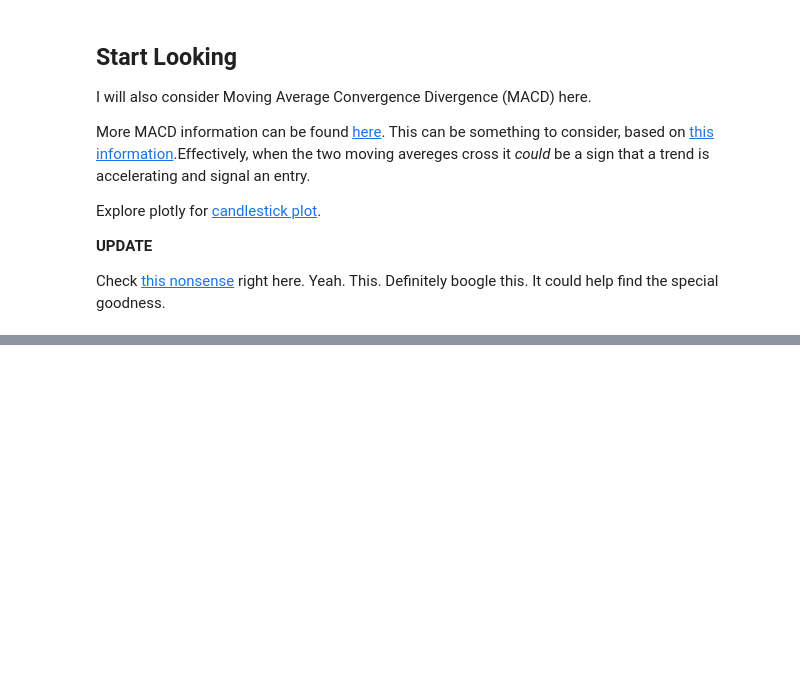
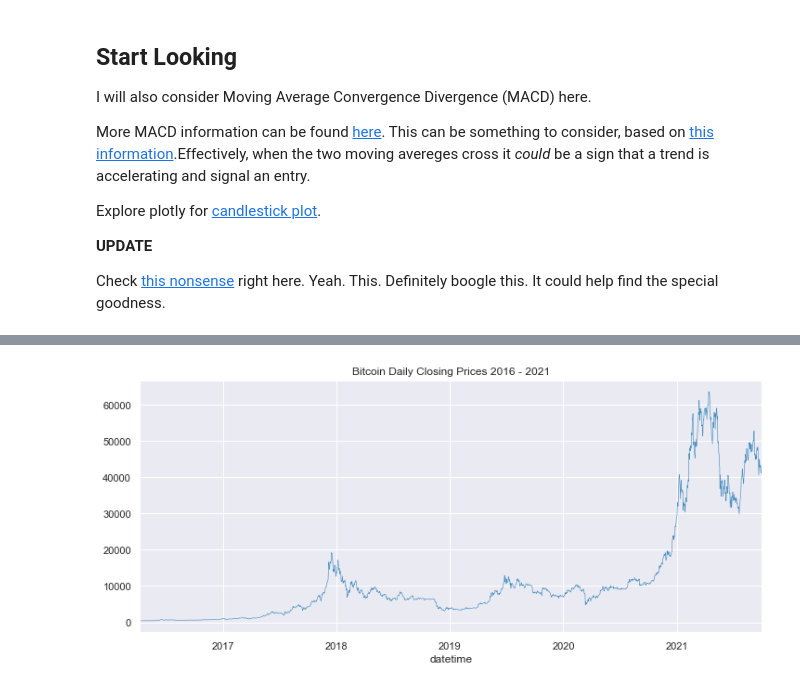
Before and after one commit to nellac77/crypto_analyses, a Jupyter notebook: Individual Currency Analysis.ipynb, the cells around one changed output, grey strips where cells are left out. Drawn from its saved outputs; the diff is of its cells as text; code cells hidden in the pictures; blank space fills up the shorter version.

```diff
--- a/Individual Currency Analysis.ipynb
+++ b/Individual Currency Analysis.ipynb
@@ -266,0 +281,21 @@ fig.show()
+# %%
+# Set paramters
+from_symbol = 'BTC'           # as of 2021-09-28 ['BTC', 'ETH','XLM', 'COMP', 'GRT', 'USDT']
+to_symbol = 'USD'             # likely to remain USD for a bit, I mean, unless...
+exchange = 'Bitstamp'
+datetime_interval = 'day'  # datetime_interval should be one of {'hour', 'minute', 'day'}
+data_points = 2000            # number of data points (max is 2000)
+# %%
+# Download and load data to dataframe
+data = download_data(from_symbol, to_symbol, exchange, datetime_interval, data_points)
+df = convert_to_dataframe(data)
+df = filter_empty_datapoints(df)
+
+# Make dataframe a time series
+df = df.set_index("datetime", drop=False)
+df = df.sort_index()
+
+# Add year, month, and days to dataframe
+df['Year'] = df.index.year
+df['Month'] = df.index.month
+df['Weekday Name'] = df.index.day_name()
@@ -266,0 +331,5 @@ fig.show()
+# %%
+# Line plot of full time series
+df['close'].plot(linewidth=0.6, alpha=0.8, figsize=(12,5), title='Bitcoin Daily Closing Prices 2016 - 2021');
+# %% [output]
+[figure, added]
```
Also changed, not shown: parts of 15 cells of this notebook.
